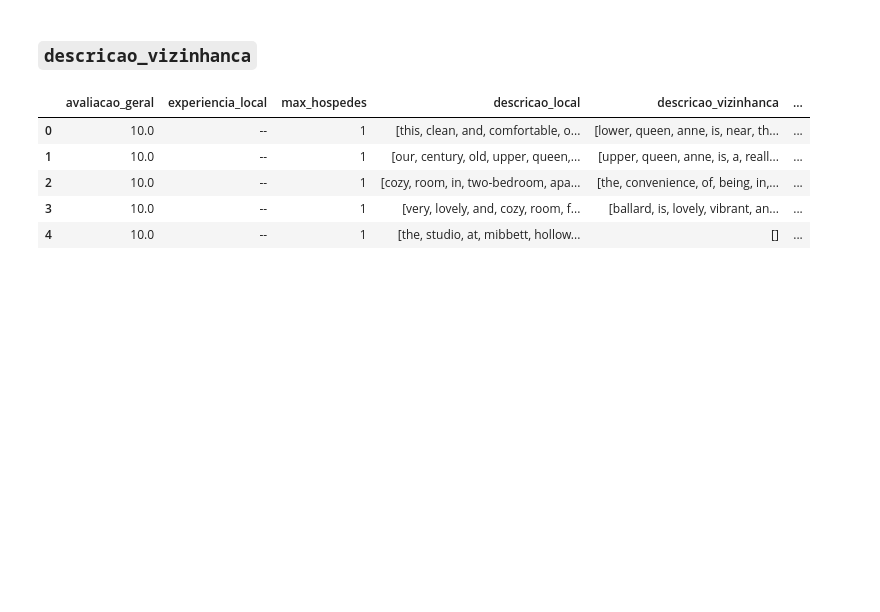
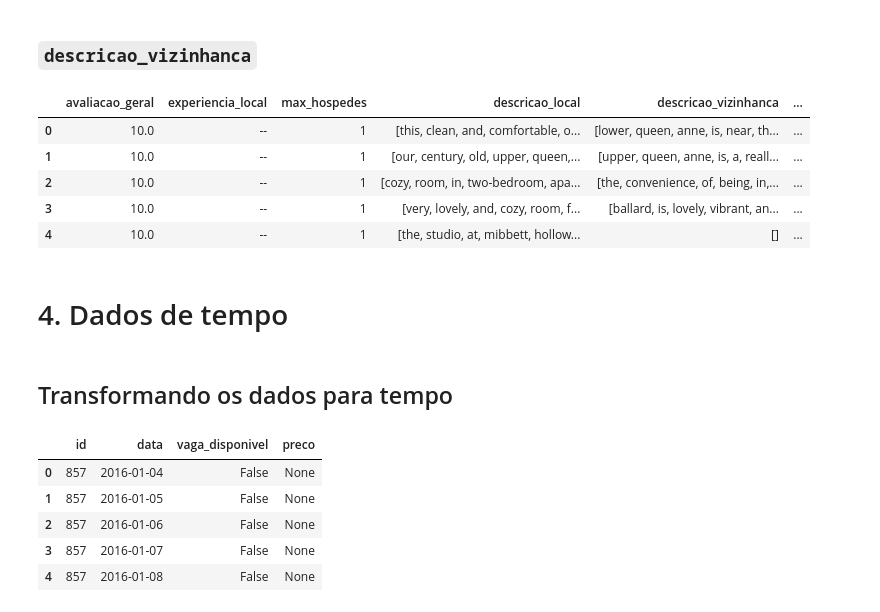
Before and after one commit to strawndri/python-ds-pandas-transformacao-manipulacao-dados, a Jupyter notebook: Projeto_Python_Data_Science.ipynb, the cells around one changed output. Saved outputs shown, nothing was run; the diff lists cells and outputs as text; code cells hidden in the pictures; blank space fills up the shorter version.

Commit message:
Aula 4 - dados de tempo

```diff
--- a/Projeto_Python_Data_Science.ipynb
+++ b/Projeto_Python_Data_Science.ipynb
@@ -379,3 +379,17 @@ dados.head()
 | 2 | 10.0 | -- | 1 | [cozy, room, in, two-bedroom, apa... | [the, convenience, of, being, in,... | ... |
 | 3 | 10.0 | -- | 1 | [very, lovely, and, cozy, room, f... | [ballard, is, lovely, vibrant, an... | ... |
 | 4 | 10.0 | -- | 1 | [the, studio, at, mibbett, hollow... | [] | ... |
+# %% [markdown]
+# 4. Dados de tempo
+# %% [markdown]
+## Transformando os dados para tempo
+# %%
+dt_data = pd.read_json('https://raw.githubusercontent.com/strawndri/python-ds-pandas-transformacao-manipulacao-dados/main/dados/moveis_disponiveis.json')
+dt_data.head()
+# %% [output]
+|  | id | data | vaga_disponivel | preco |
+| 0 | 857 | 2016-01-04 | False | None |
+| 1 | 857 | 2016-01-05 | False | None |
+| 2 | 857 | 2016-01-06 | False | None |
+| 3 | 857 | 2016-01-07 | False | None |
+| 4 | 857 | 2016-01-08 | False | None |
```
Also changed, not shown: parts of 13 cells of this notebook.
